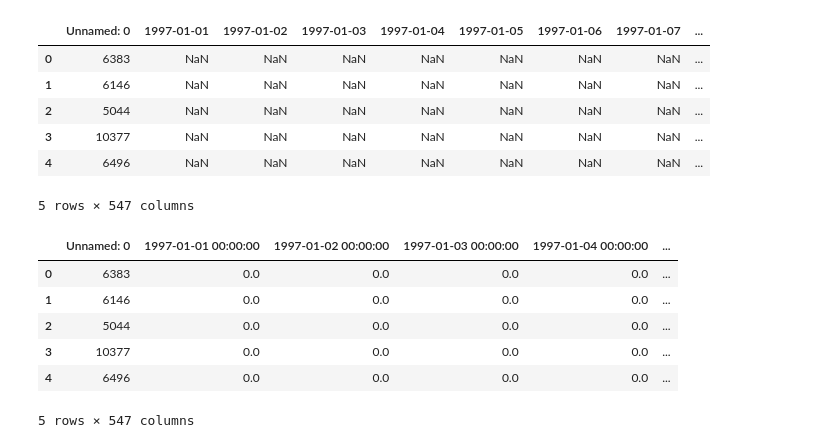
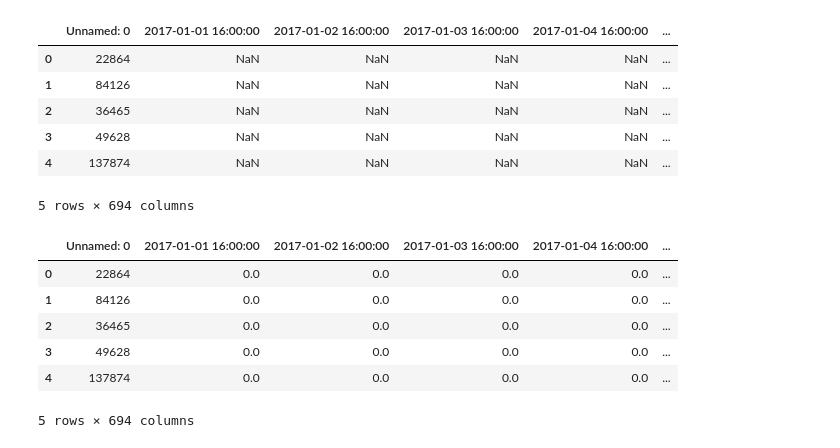
Before and after one commit to pletnev-aleksandr/demand_forecasting, a Jupyter notebook: Diagram generation.ipynb, the cells around one changed output. Saved outputs shown, nothing was run; the diff lists cells and outputs as text; code cells hidden in the pictures.

```diff
--- a/Diagram generation.ipynb
+++ b/Diagram generation.ipynb
@@ -37,26 +37,26 @@ import pickle
 import warnings
 warnings.filterwarnings("ignore")
 # %%
-df = pd.read_csv('Export\cdnow\cdnow_time_series_initial_2000.csv').rename(columns = {'id':'Unnamed: 0'})
-df_freq = pd.read_csv('Export\cdnow\cdnow_frequency_2000.csv').drop(columns=['label'])
-df_monet = pd.read_csv('Export\cdnow\cdnow_monetary_2000.csv').drop(columns=['label'])
-df_recency = pd.read_csv('Export\cdnow\cdnow_recency_2000.csv').drop(columns=['label'])
+df = pd.read_csv('Export/Alibaba/alibaba_time_series_initial_2000.csv').rename(columns = {'uid':'Unnamed: 0'})
+df_freq = pd.read_csv('Export/alibaba/alibaba_frequency_2000.csv').drop(columns=['label'])
+df_monet = pd.read_csv('Export/alibaba/alibaba_monetary_2000.csv').drop(columns=['label'])
+df_recency = pd.read_csv('Export/alibaba/alibaba_recency_2000.csv').drop(columns=['label'])
 df.head()
 # %% [output]
-|  | Unnamed: 0 | 1997-01-01 | 1997-01-02 | 1997-01-03 | 1997-01-04 | 1997-01-05 | 1997-01-06 | 1997-01-07 | ... |
-| 0 | 6383 | NaN | NaN | NaN | NaN | NaN | NaN | NaN | ... |
-| 1 | 6146 | NaN | NaN | NaN | NaN | NaN | NaN | NaN | ... |
-| 2 | 5044 | NaN | NaN | NaN | NaN | NaN | NaN | NaN | ... |
-| 3 | 10377 | NaN | NaN | NaN | NaN | NaN | NaN | NaN | ... |
-| 4 | 6496 | NaN | NaN | NaN | NaN | NaN | NaN | NaN | ... |
+|  | Unnamed: 0 | 2017-01-01 16:00:00 | 2017-01-02 16:00:00 | 2017-01-03 16:00:00 | 2017-01-04 16:00:00 | ... |
+| 0 | 22864 | NaN | NaN | NaN | NaN | ... |
+| 1 | 84126 | NaN | NaN | NaN | NaN | ... |
+| 2 | 36465 | NaN | NaN | NaN | NaN | ... |
+| 3 | 49628 | NaN | NaN | NaN | NaN | ... |
+| 4 | 137874 | NaN | NaN | NaN | NaN | ... |
-5 rows × 547 columns
+5 rows × 694 columns
 # %%
 df_freq.head()
 # %% [output]
-|  | Unnamed: 0 | 1997-01-01 00:00:00 | 1997-01-02 00:00:00 | 1997-01-03 00:00:00 | 1997-01-04 00:00:00 | ... |
-| 0 | 6383 | 0.0 | 0.0 | 0.0 | 0.0 | ... |
-| 1 | 6146 | 0.0 | 0.0 | 0.0 | 0.0 | ... |
-| 2 | 5044 | 0.0 | 0.0 | 0.0 | 0.0 | ... |
-| 3 | 10377 | 0.0 | 0.0 | 0.0 | 0.0 | ... |
-| 4 | 6496 | 0.0 | 0.0 | 0.0 | 0.0 | ... |
+|  | Unnamed: 0 | 2017-01-01 16:00:00 | 2017-01-02 16:00:00 | 2017-01-03 16:00:00 | 2017-01-04 16:00:00 | ... |
+| 0 | 22864 | 0.0 | 0.0 | 0.0 | 0.0 | ... |
+| 1 | 84126 | 0.0 | 0.0 | 0.0 | 0.0 | ... |
+| 2 | 36465 | 0.0 | 0.0 | 0.0 | 0.0 | ... |
+| 3 | 49628 | 0.0 | 0.0 | 0.0 | 0.0 | ... |
+| 4 | 137874 | 0.0 | 0.0 | 0.0 | 0.0 | ... |
-5 rows × 547 columns
+5 rows × 694 columns
```
Also changed, not shown: parts of 7 cells of this notebook.
